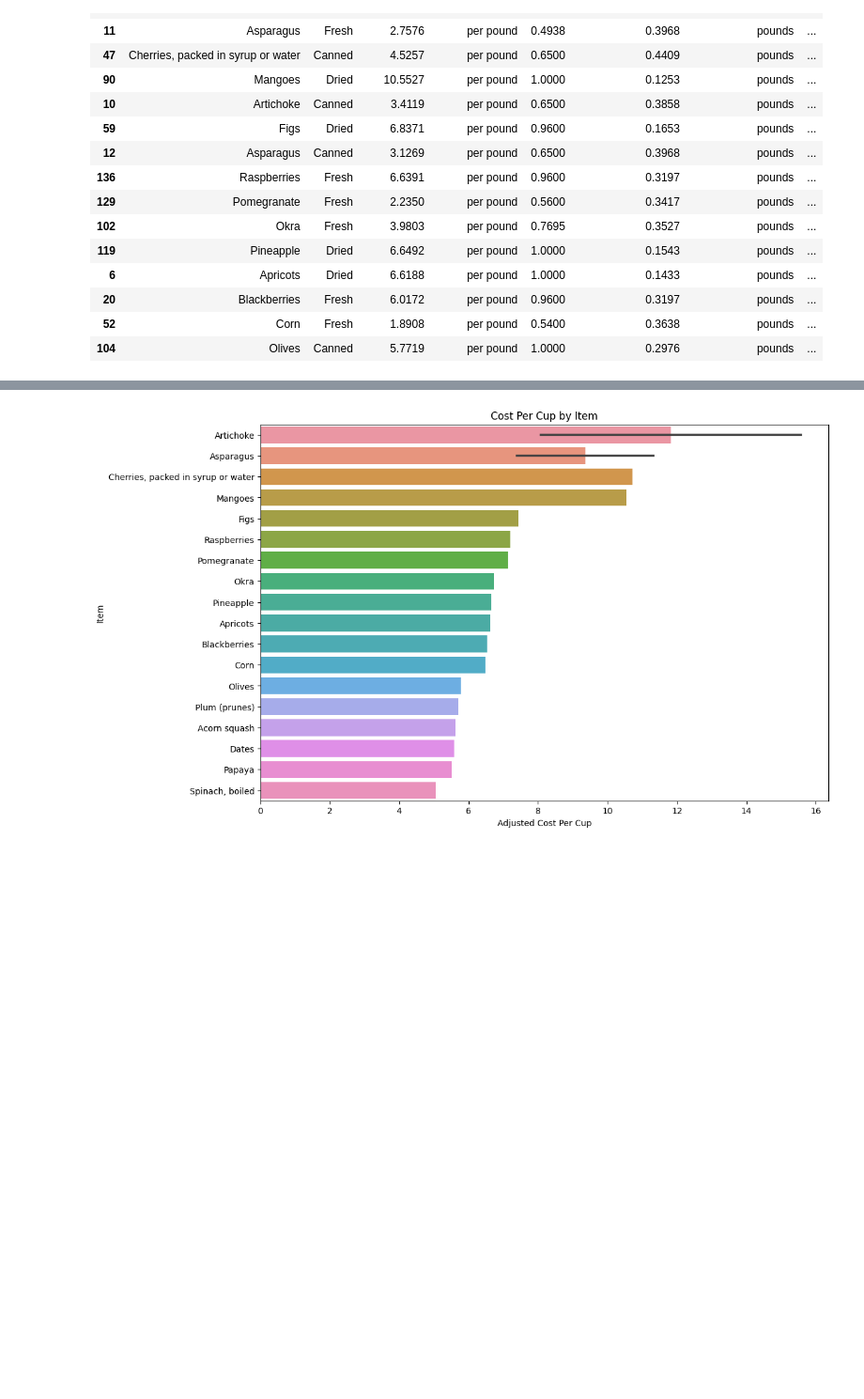
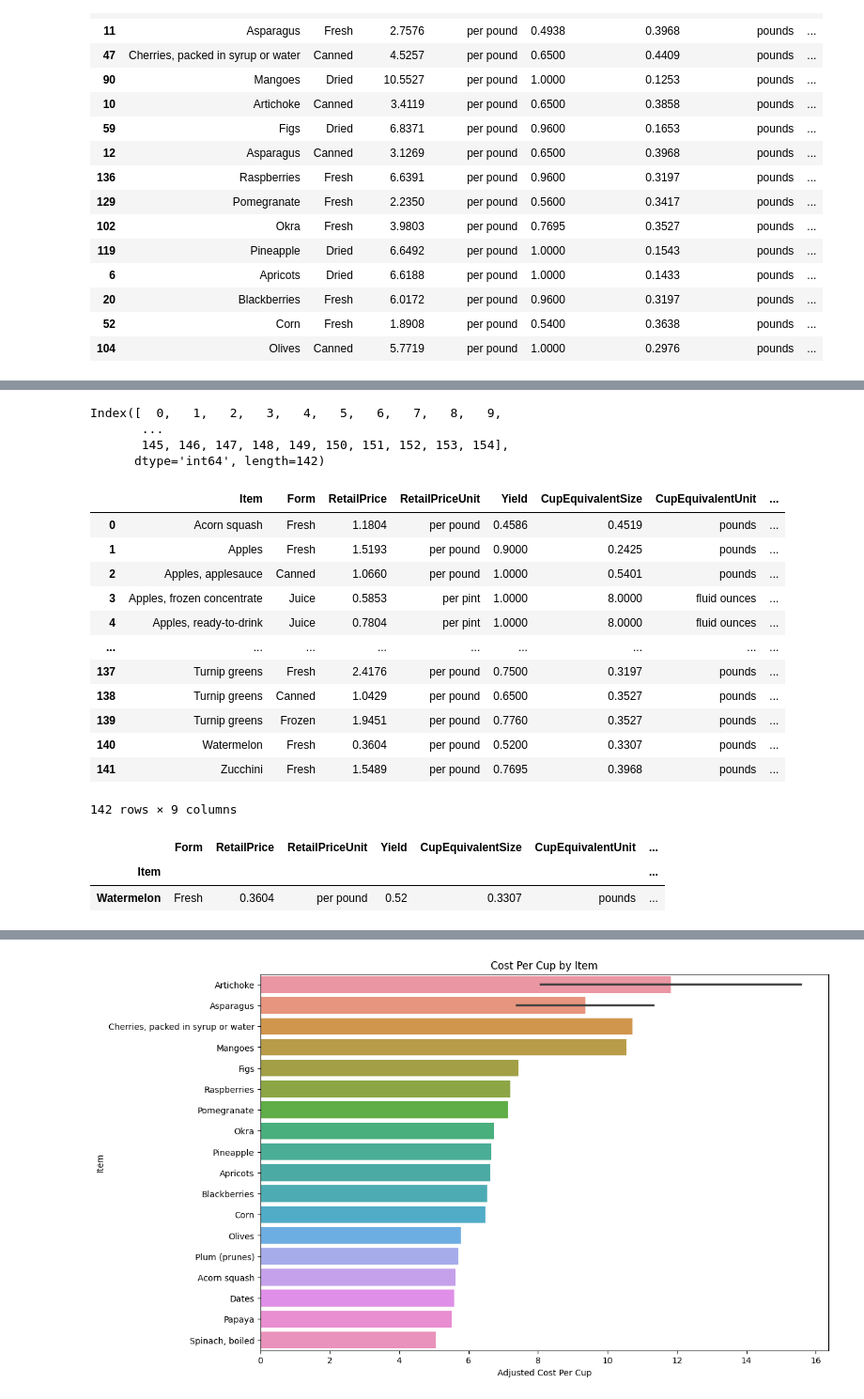
Before and after one commit to OmarEmad313/Data-Analysis-Projects, a Jupyter notebook: pandas-application-on-fruits-and-vegetables.ipynb, the cells around one changed output, grey strips where cells are left out. Shown: that part at 94% size. Saved outputs shown, nothing was run; the diff lists cells and outputs as text; code cells hidden in the pictures; blank space fills up the shorter version.

```diff
--- a/pandas-application-on-fruits-and-vegetables.ipynb
+++ b/pandas-application-on-fruits-and-vegetables.ipynb
@@ -243,0 +256,31 @@ df.sort_values(by='AdjustedCostPerCup',ascending = False).head(15)
+# %%
+df.index
+# %% [output]
+Index([  0,   1,   2,   3,   4,   5,   6,   7,   8,   9,
+       ...
+       145, 146, 147, 148, 149, 150, 151, 152, 153, 154],
+      dtype='int64', length=142)
+# %%
+df_indexed_1=df.set_index('Item')
+# %%
+df.reset_index(drop=True)
+# %% [output]
+|  | Item | Form | RetailPrice | RetailPriceUnit | Yield | CupEquivalentSize | CupEquivalentUnit | ... |
+| 0 | Acorn squash | Fresh | 1.1804 | per pound | 0.4586 | 0.4519 | pounds | ... |
+| 1 | Apples | Fresh | 1.5193 | per pound | 0.9000 | 0.2425 | pounds | ... |
+| 2 | Apples, applesauce | Canned | 1.0660 | per pound | 1.0000 | 0.5401 | pounds | ... |
+| 3 | Apples, frozen concentrate | Juice | 0.5853 | per pint | 1.0000 | 8.0000 | fluid ounces | ... |
+| 4 | Apples, ready-to-drink | Juice | 0.7804 | per pint | 1.0000 | 8.0000 | fluid ounces | ... |
+| ... | ... | ... | ... | ... | ... | ... | ... | ... |
+| 137 | Turnip greens | Fresh | 2.4176 | per pound | 0.7500 | 0.3197 | pounds | ... |
+| 138 | Turnip greens | Canned | 1.0429 | per pound | 0.6500 | 0.3527 | pounds | ... |
+| 139 | Turnip greens | Frozen | 1.9451 | per pound | 0.7760 | 0.3527 | pounds | ... |
+| 140 | Watermelon | Fresh | 0.3604 | per pound | 0.5200 | 0.3307 | pounds | ... |
+| 141 | Zucchini | Fresh | 1.5489 | per pound | 0.7695 | 0.3968 | pounds | ... |
+142 rows × 9 columns
+# %%
+df_indexed_1.loc[['Watermelon']]
+# %% [output]
+|  | Form | RetailPrice | RetailPriceUnit | Yield | CupEquivalentSize | CupEquivalentUnit | ... |
+| Item |  |  |  |  |  |  | ... |
+| Watermelon | Fresh | 0.3604 | per pound | 0.52 | 0.3307 | pounds | ... |
```
Also changed, not shown: parts of 14 cells of this notebook.
